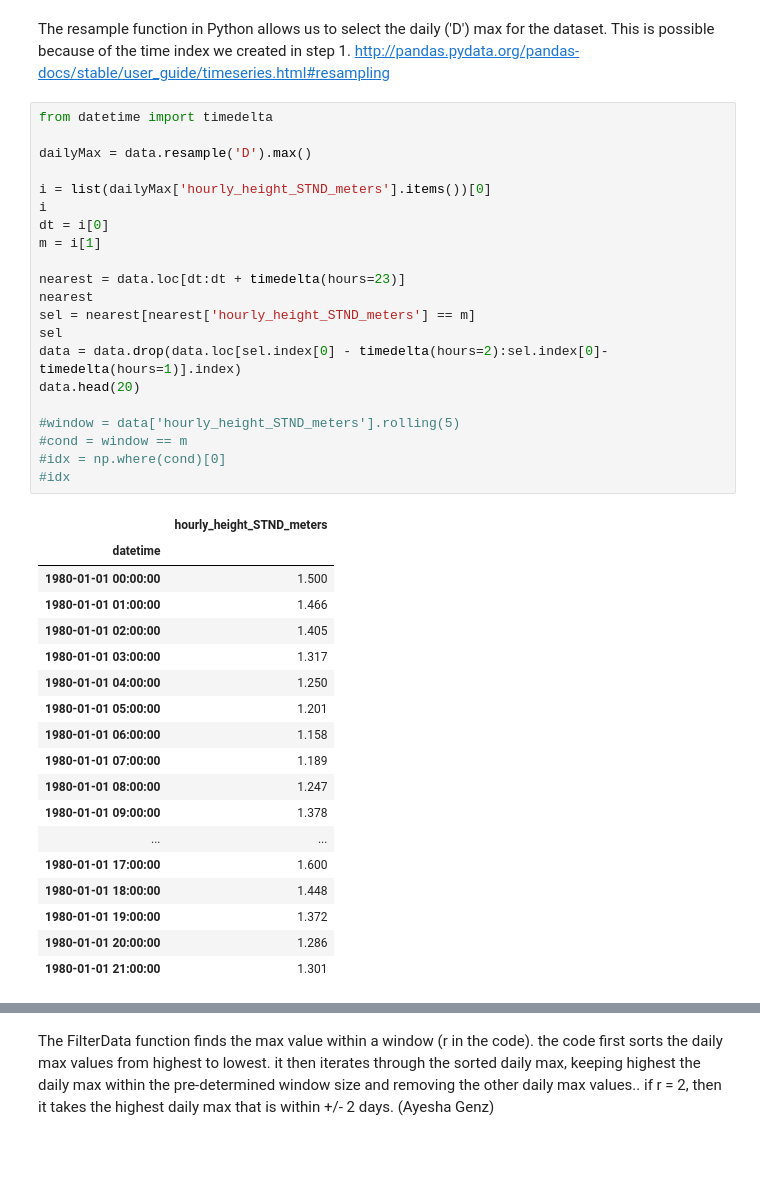
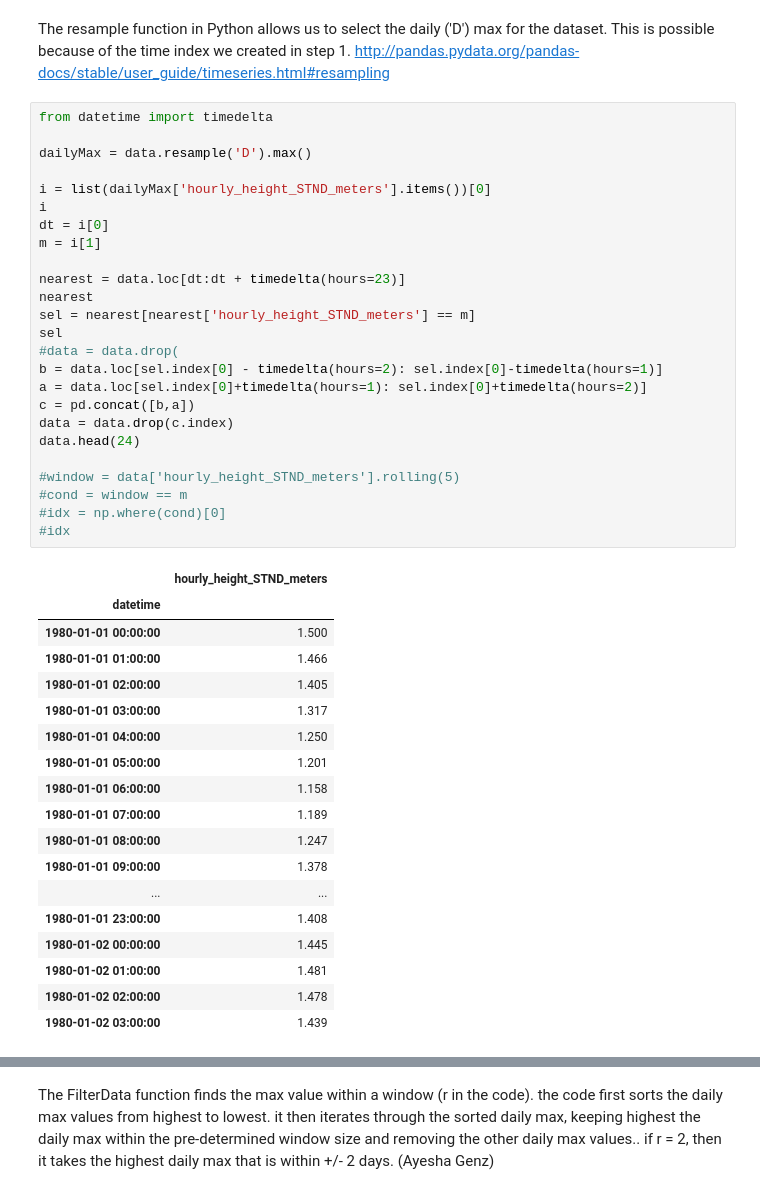
Before and after one commit to asascience/ncdis, a Jupyter notebook: dataprep/dataprep.ipynb, the cells around one changed output, grey strips where cells are left out. Cells and saved outputs as stored; diff of their text form; blank space fills up the shorter version.

```diff
--- a/dataprep/dataprep.ipynb
+++ b/dataprep/dataprep.ipynb
@@ -70,37 +70,41 @@ from datetime import timedelta
 dailyMax = data.resample('D').max()
 
 i = list(dailyMax['hourly_height_STND_meters'].items())[0]
 i
 dt = i[0]
 m = i[1]
 
 nearest = data.loc[dt:dt + timedelta(hours=23)]
 nearest
 sel = nearest[nearest['hourly_height_STND_meters'] == m]
 sel
-data = data.drop(data.loc[sel.index[0] - timedelta(hours=2):sel.index[0]- timedelta(hours=1)].index)
-data.head(20)
+#data = data.drop(
+b = data.loc[sel.index[0] - timedelta(hours=2): sel.index[0]-timedelta(hours=1)]
+a = data.loc[sel.index[0]+timedelta(hours=1): sel.index[0]+timedelta(hours=2)]
+c = pd.concat([b,a])
+data = data.drop(c.index)
+data.head(24)
 
 #window = data['hourly_height_STND_meters'].rolling(5)
 #cond = window == m
 #idx = np.where(cond)[0]
 #idx
 # %% [output]
 |  | hourly_height_STND_meters |
 | datetime |  |
 | 1980-01-01 00:00:00 | 1.500 |
 | 1980-01-01 01:00:00 | 1.466 |
 | 1980-01-01 02:00:00 | 1.405 |
 | 1980-01-01 03:00:00 | 1.317 |
 | 1980-01-01 04:00:00 | 1.250 |
 | 1980-01-01 05:00:00 | 1.201 |
 | 1980-01-01 06:00:00 | 1.158 |
 | 1980-01-01 07:00:00 | 1.189 |
 | 1980-01-01 08:00:00 | 1.247 |
 | 1980-01-01 09:00:00 | 1.378 |
 | ... | ... |
-| 1980-01-01 17:00:00 | 1.600 |
-| 1980-01-01 18:00:00 | 1.448 |
-| 1980-01-01 19:00:00 | 1.372 |
-| 1980-01-01 20:00:00 | 1.286 |
-| 1980-01-01 21:00:00 | 1.301 |
+| 1980-01-01 23:00:00 | 1.408 |
+| 1980-01-02 00:00:00 | 1.445 |
+| 1980-01-02 01:00:00 | 1.481 |
+| 1980-01-02 02:00:00 | 1.478 |
+| 1980-01-02 03:00:00 | 1.439 |
```
Also changed, not shown: parts of 3 cells of this notebook.
